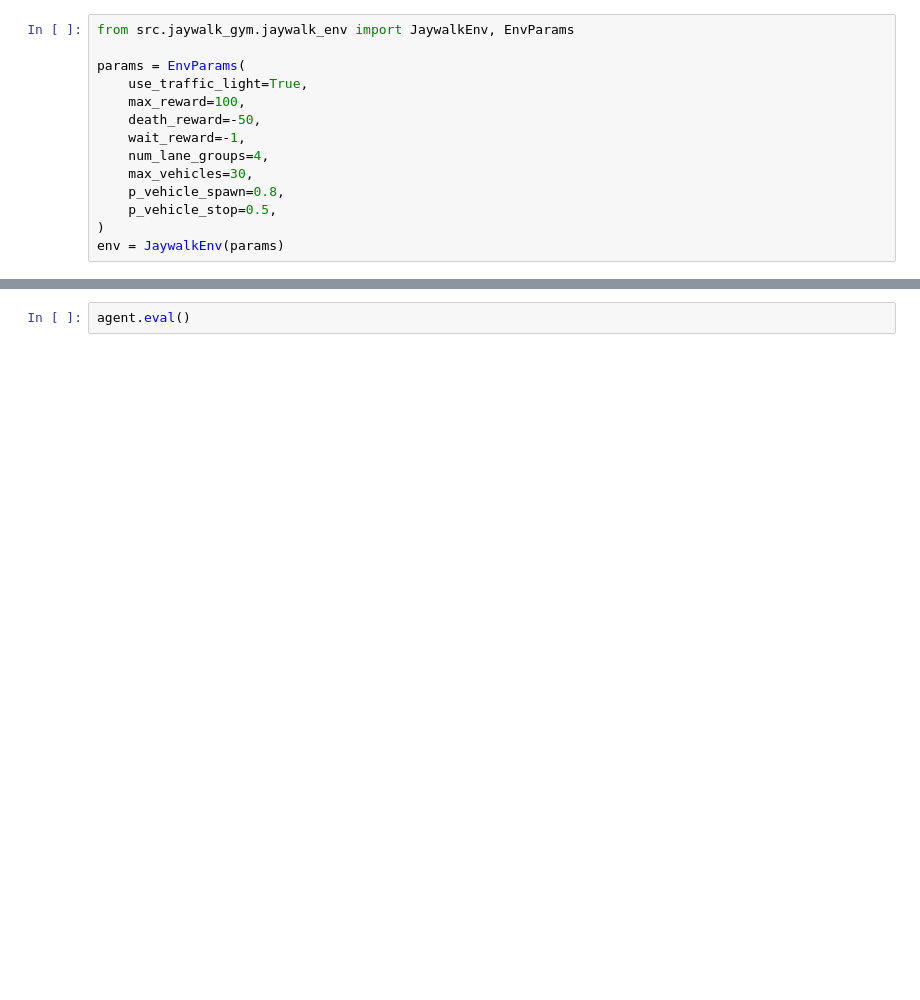
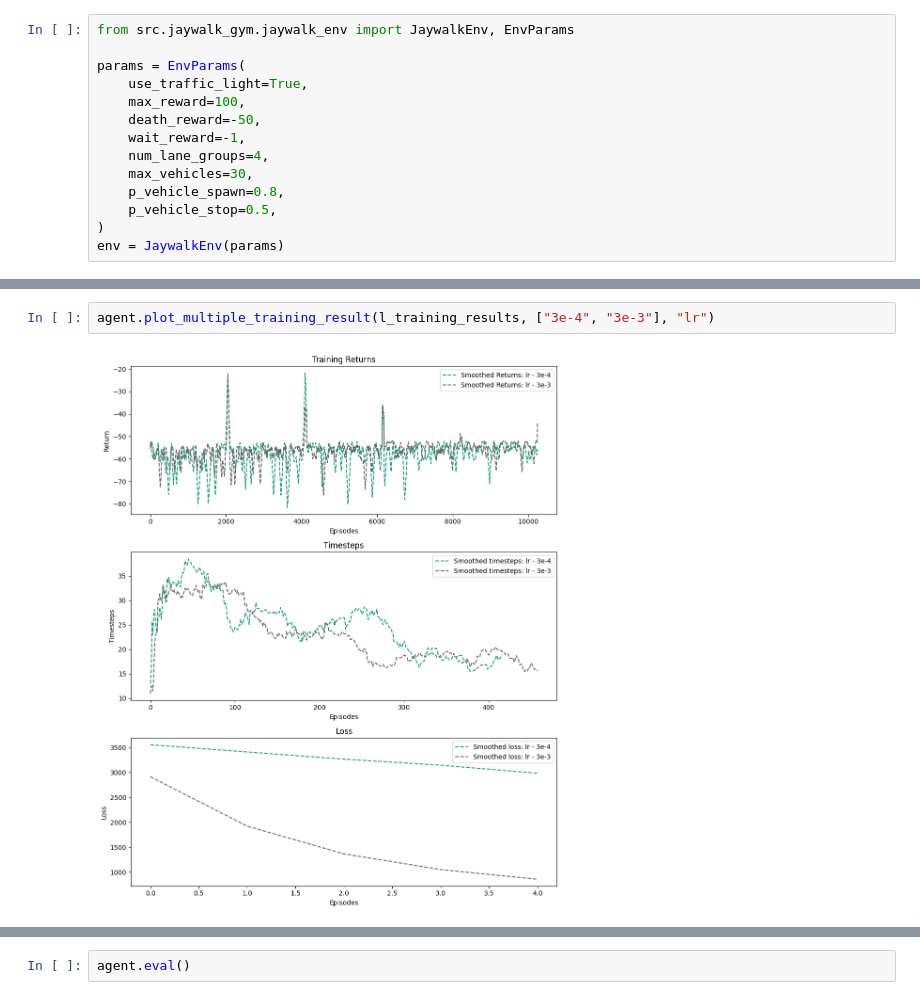
Before and after one commit to VatsalMehta27/jaywalker-rl, a Jupyter notebook: notebooks/ppo.ipynb, the cells around one changed output, grey strips where cells are left out. Cells and saved outputs as stored; diff of their text form; blank space fills up the shorter version.

```diff
--- a/notebooks/ppo.ipynb
+++ b/notebooks/ppo.ipynb
@@ -39,3 +83,7 @@ training_results = agent.train(train_parameters["total_training_time_step"])
+# %%
+agent.plot_multiple_training_result(l_training_results, ["3e-4", "3e-3"], "lr")
+# %% [output]
+[figure, added]
 # %%
 agent.plot_training_result(training_results)
 # %% [output]
```
Also changed, not shown: parts of 3 cells of this notebook, 1 other file.
